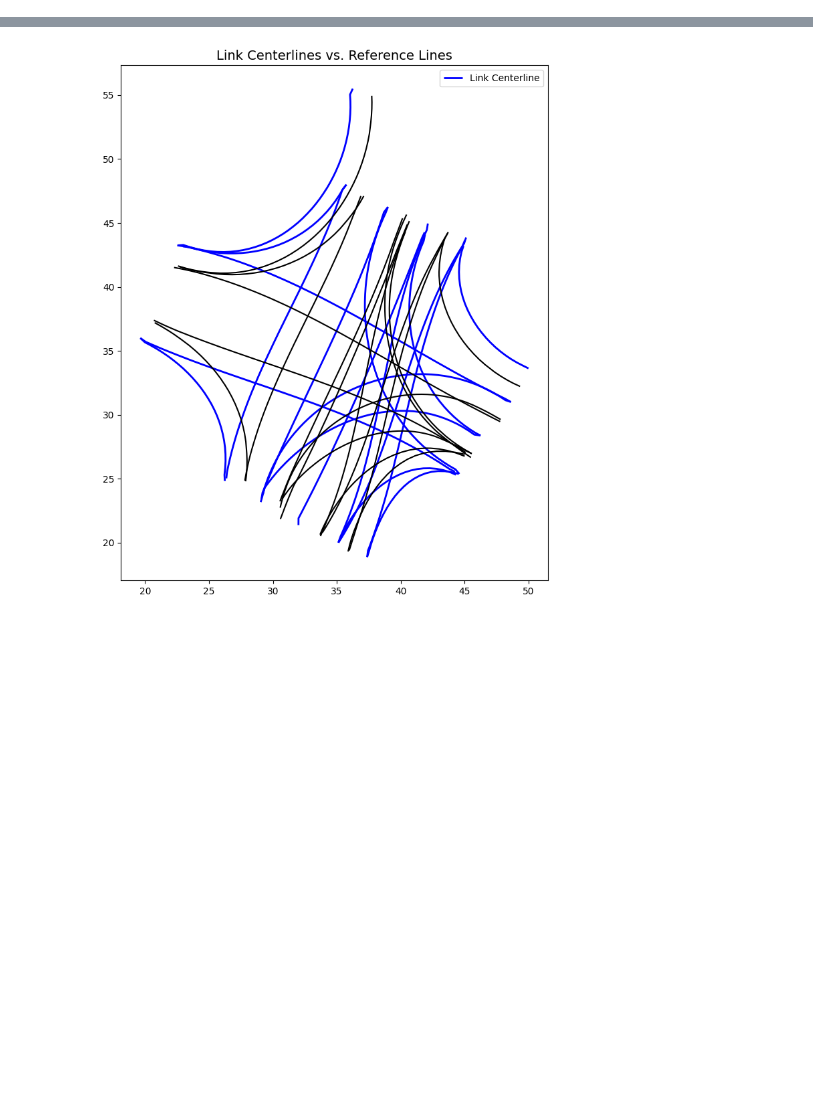
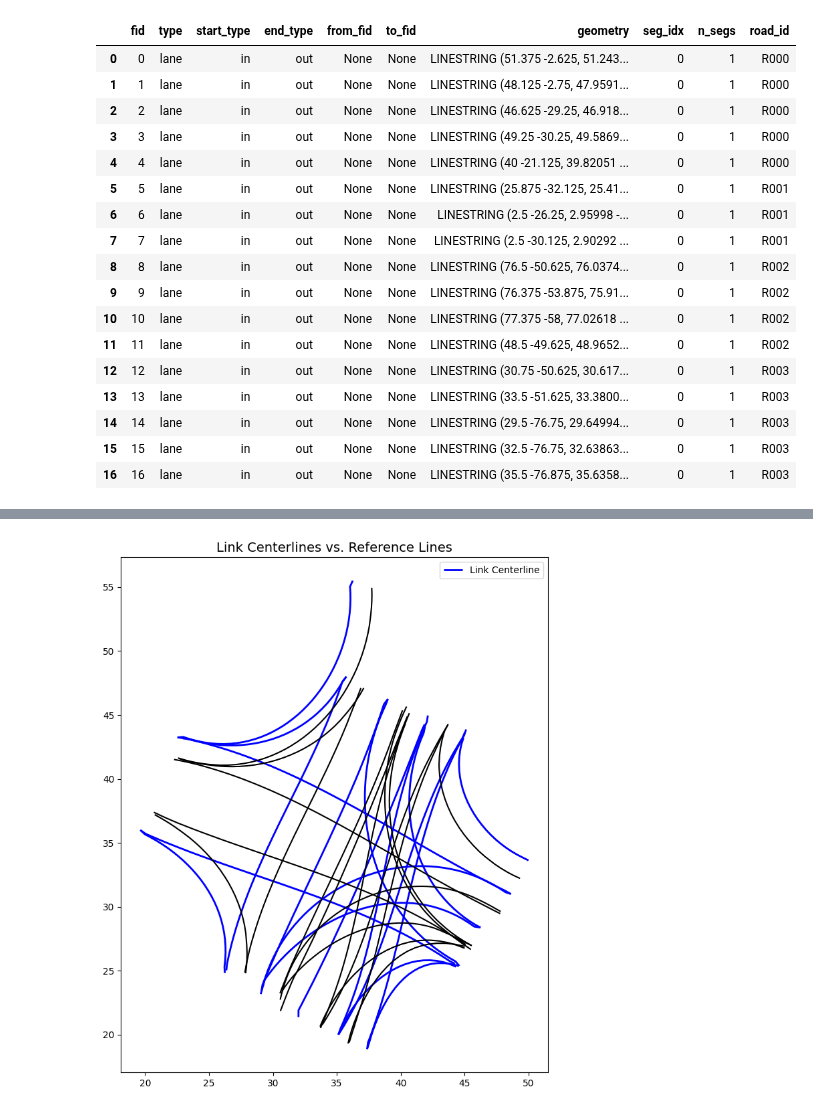
Before and after one commit to shao-lab-uga/LaneGraph, a Jupyter notebook: extract_opendrive_map.ipynb, the cells around one changed output, grey strips where cells are left out. Cells and saved outputs as stored; diff of their text form; code cells hidden in the pictures; blank space fills up the shorter version.

```diff
--- a/extract_opendrive_map.ipynb
+++ b/extract_opendrive_map.ipynb
@@ -528,3 +475,24 @@ Found 0 junction points.
+# %%
+gdf_lanes_grouped
+# %% [output]
+|  | fid | type | start_type | end_type | from_fid | to_fid | geometry | seg_idx | n_segs | road_id |
+| 0 | 0 | lane | in | out | None | None | LINESTRING (51.375 -2.625, 51.243... | 0 | 1 | R000 |
+| 1 | 1 | lane | in | out | None | None | LINESTRING (48.125 -2.75, 47.9591... | 0 | 1 | R000 |
+| 2 | 2 | lane | in | out | None | None | LINESTRING (46.625 -29.25, 46.918... | 0 | 1 | R000 |
+| 3 | 3 | lane | in | out | None | None | LINESTRING (49.25 -30.25, 49.5869... | 0 | 1 | R000 |
+| 4 | 4 | lane | in | out | None | None | LINESTRING (40 -21.125, 39.82051 ... | 0 | 1 | R000 |
+| 5 | 5 | lane | in | out | None | None | LINESTRING (25.875 -32.125, 25.41... | 0 | 1 | R001 |
+| 6 | 6 | lane | in | out | None | None | LINESTRING (2.5 -26.25, 2.95998 -... | 0 | 1 | R001 |
+| 7 | 7 | lane | in | out | None | None | LINESTRING (2.5 -30.125, 2.90292 ... | 0 | 1 | R001 |
+| 8 | 8 | lane | in | out | None | None | LINESTRING (76.5 -50.625, 76.0374... | 0 | 1 | R002 |
+| 9 | 9 | lane | in | out | None | None | LINESTRING (76.375 -53.875, 75.91... | 0 | 1 | R002 |
+| 10 | 10 | lane | in | out | None | None | LINESTRING (77.375 -58, 77.02618 ... | 0 | 1 | R002 |
+| 11 | 11 | lane | in | out | None | None | LINESTRING (48.5 -49.625, 48.9652... | 0 | 1 | R002 |
+| 12 | 12 | lane | in | out | None | None | LINESTRING (30.75 -50.625, 30.617... | 0 | 1 | R003 |
+| 13 | 13 | lane | in | out | None | None | LINESTRING (33.5 -51.625, 33.3800... | 0 | 1 | R003 |
+| 14 | 14 | lane | in | out | None | None | LINESTRING (29.5 -76.75, 29.64994... | 0 | 1 | R003 |
+| 15 | 15 | lane | in | out | None | None | LINESTRING (32.5 -76.75, 32.63863... | 0 | 1 | R003 |
+| 16 | 16 | lane | in | out | None | None | LINESTRING (35.5 -76.875, 35.6358... | 0 | 1 | R003 |
 # %%
 def resample_line_points(line, num_points=50):
     """Uniformly sample a fixed number of points along the line."""
```
Also changed, not shown: parts of 8 cells of this notebook, 8 other files.
